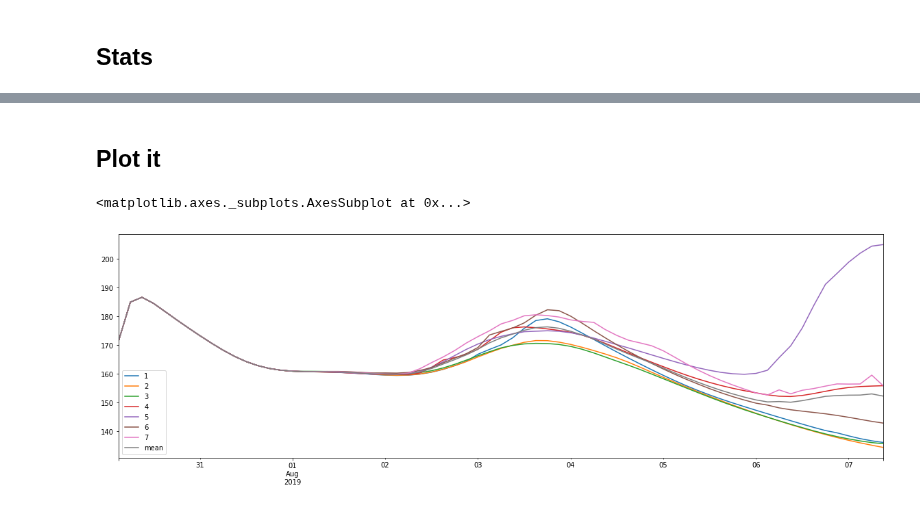
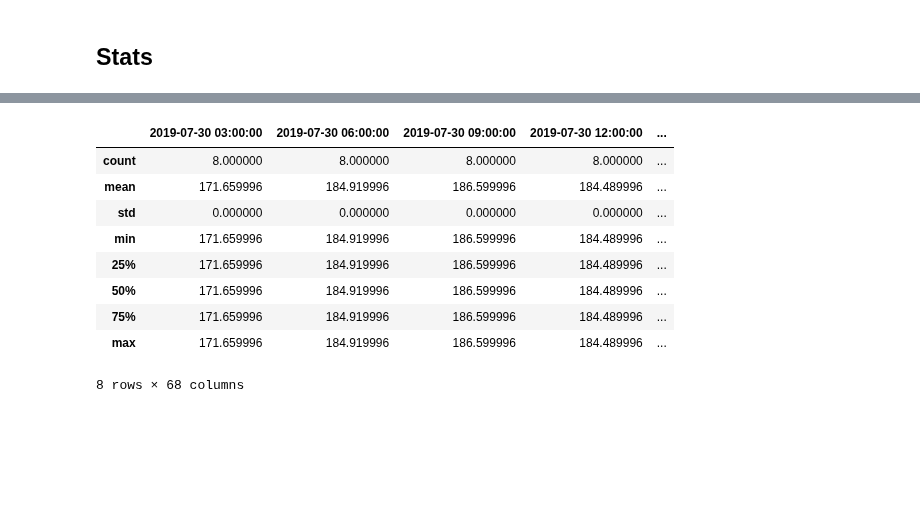
Before and after one commit to Dewberry/fcast, a Jupyter notebook: forecast/MediumRangeForecasts.ipynb, the cells around one changed output, grey strips where cells are left out. Saved outputs shown, nothing was run; the diff lists cells and outputs as text; code cells hidden in the pictures; blank space fills up the shorter version.

```diff
--- a/forecast/MediumRangeForecasts.ipynb
+++ b/forecast/MediumRangeForecasts.ipynb
@@ -109,7 +104,14 @@ df.describe()
-# %% [markdown]
-## Plot it
-# %%
-df.plot(figsize=(20,6))
-# %% [output]
-<matplotlib.axes._subplots.AxesSubplot at 0x...>
-[figure, removed]
+# %%
+stats = df.T.describe()
+stats
+# %% [output]
+|  | 2019-07-30 03:00:00 | 2019-07-30 06:00:00 | 2019-07-30 09:00:00 | 2019-07-30 12:00:00 | ... |
+| count | 8.000000 | 8.000000 | 8.000000 | 8.000000 | ... |
+| mean | 171.659996 | 184.919996 | 186.599996 | 184.489996 | ... |
+| std | 0.000000 | 0.000000 | 0.000000 | 0.000000 | ... |
+| min | 171.659996 | 184.919996 | 186.599996 | 184.489996 | ... |
+| 25% | 171.659996 | 184.919996 | 186.599996 | 184.489996 | ... |
+| 50% | 171.659996 | 184.919996 | 186.599996 | 184.489996 | ... |
+| 75% | 171.659996 | 184.919996 | 186.599996 | 184.489996 | ... |
+| max | 171.659996 | 184.919996 | 186.599996 | 184.489996 | ... |
+8 rows × 68 columns
```
Also changed, not shown: parts of 14 cells of this notebook.
